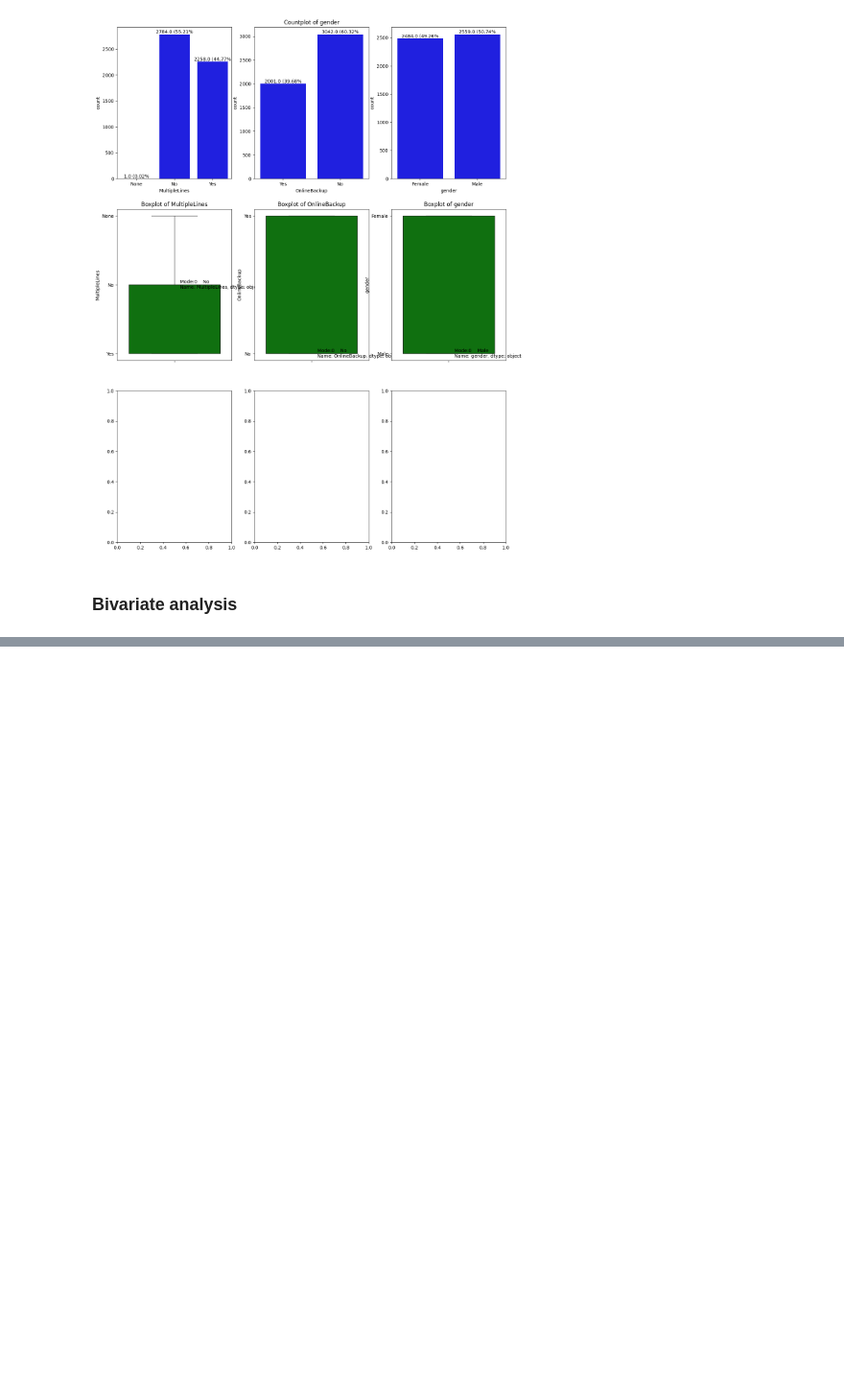
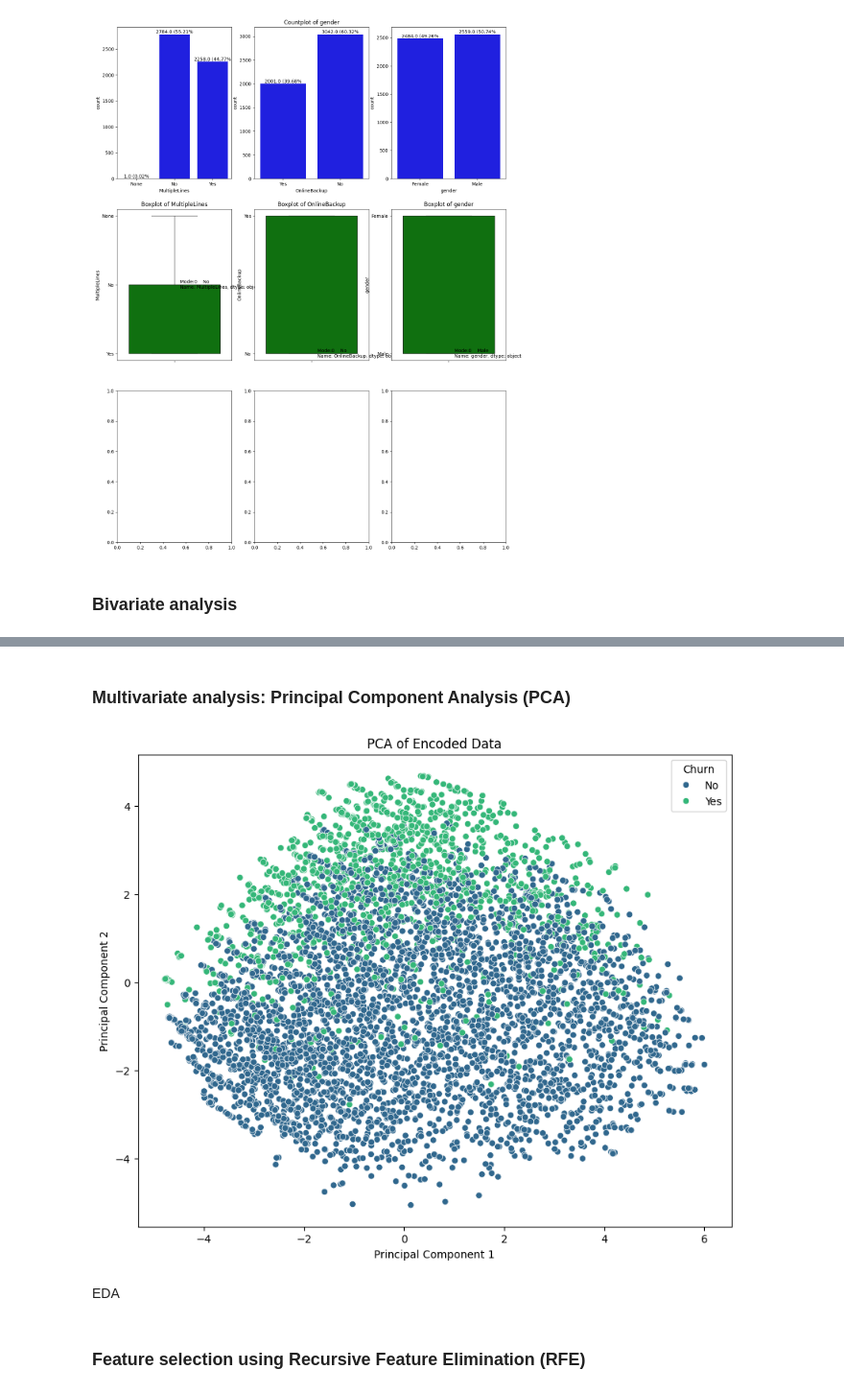
Before and after one commit to mgpacifique/lap_phase_2_chrun_classification-project, a Jupyter notebook: dap_phase2_churn_classification_project.ipynb, the cells around one changed output, grey strips where cells are left out. Shown at 96% size. Saved outputs shown, nothing was run; the diff lists cells and outputs as text; code cells hidden in the pictures; blank space fills up the shorter version.

```diff
--- a/dap_phase2_churn_classification_project.ipynb
+++ b/dap_phase2_churn_classification_project.ipynb
@@ -560,0 +625,39 @@ all =  [["gender","Partner","SeniorCitizen","Dependents","PhoneService","Multipl
+# %% [markdown]
+### Multivariate analysis: Principal Component Analysis (PCA)
+# %%
+
+import sklearn.model_selection
+from sklearn.preprocessing import StandardScaler
+from sklearn.decomposition import PCA
+
+
+# Ensure encoded_data is defined
+encoded_data = pd.get_dummies(combined_data, columns=categorical_columns, drop_first=True)
+
+# Standardize the data
+scaler = StandardScaler()
+scaled_data = scaler.fit_transform(encoded_data)
+
+# Perform PCA
+pca = PCA(n_components=2)  # Reduce to 2 components for visualization
+principal_components = pca.fit_transform(scaled_data)
+
+# Create a DataFrame with the principal components
+pca_df = pd.DataFrame(data=principal_components, columns=['PC1', 'PC2'])
+
+# Add the target variable to the PCA DataFrame
+pca_df['Churn'] = combined_data['Churn']
+
+# Plot the PCA results
+plt.figure(figsize=(10, 8))
+sns.scatterplot(data=pca_df, x='PC1', y='PC2', hue='Churn', palette='viridis')
+plt.title('PCA of Encoded Data')
+plt.xlabel('Principal Component 1')
+plt.ylabel('Principal Component 2')
+plt.show()
+# %% [output]
+[figure, added]
+# %% [markdown]
+EDA
+# %% [markdown]
+### Feature selection using Recursive Feature Elimination (RFE)
```
Also changed, not shown: parts of 10 cells of this notebook.
